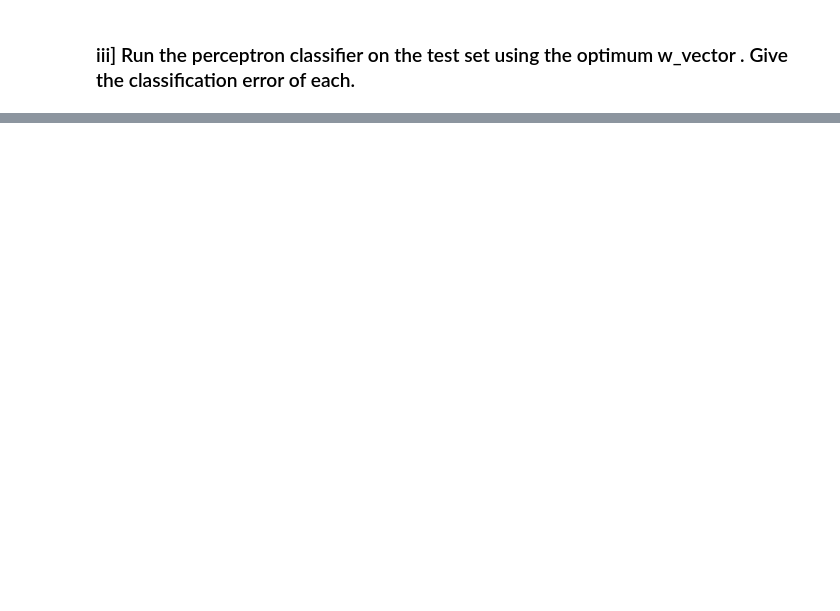
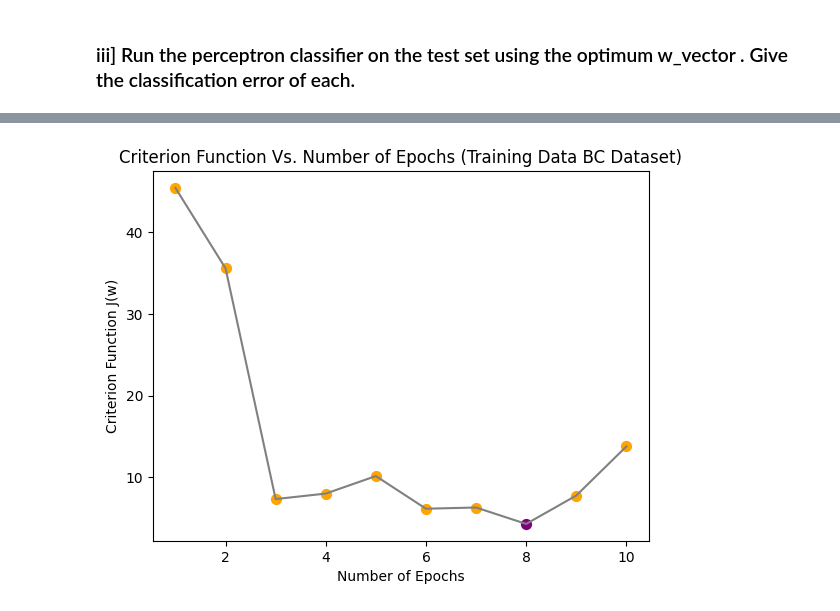
Before and after one commit to SudeshKumarSK/ee559-mlOne, a Jupyter notebook: HW-3/homeworkThree.ipynb, the cells around one changed output, grey strips where cells are left out. Saved outputs shown, nothing was run; the diff lists cells and outputs as text; code cells hidden in the pictures; blank space fills up the shorter version.

Commit message:
Updated for Breast Cancer Dataset

```diff
--- a/HW-3/homeworkThree.ipynb
+++ b/HW-3/homeworkThree.ipynb
@@ -202,0 +314,15 @@ Classification Error Rate (CER) on the test data of Dataset - 1 is: 0.0
+# %%
+perceptron_bc = perceptron.Perceptron()
+# %%
+n_train_bc, X_train_bc, T_train_bc = perceptron_bc.generateTrainDataNumpy(trainData=train_data_bc)
+
+X_train_bc_normalized = 100 * normalize(X_train_bc, axis = 0, norm = "l1")
+
+X_train_augmented_bc = perceptron_bc.augmentData(X=X_train_bc_normalized, n=n_train_bc)
+print(f"Shape of Augmented X_train_bc: {X_train_augmented_bc.shape}")
+
+T_train_changed_bc = perceptron_bc.changeLabels(T = T_train_bc)
+
+X_train_shuffled_bc, T_train_shuffled_bc = perceptron_bc.shuffleData(X=X_train_augmented_bc, T=T_train_changed_bc.reshape(n_train_bc, 1))
+
+w_vector_bc = perceptron_bc.initializeWeights(0.1)
@@ -202,0 +337,8 @@ Classification Error Rate (CER) on the test data of Dataset - 1 is: 0.0
+# %%
+convergenceFlag_bc, n_epochs_bc, n_epochs_arr_bc, n_iters_bc, n_iters_arr_bc, J_History_epochs_bc, w_History_epochs_bc, J_History_iterations_bc, cer_History_epochs_bc, cer_History_iterations_bc = perceptron_bc.modelTrain_SequentialGD(
+                                                                                                                                                                n_train = n_train_bc,
+                                                                                                                                                                X_train=X_train_shuffled_bc,
+                                                                                                                                                                T_train=T_train_shuffled_bc,
+                                                                                                                                                                w_vector=w_vector_bc,
+                                                                                                                                                                epochs=10,
+                                                                                                                                                                learn_rate=1)
@@ -202,0 +347,9 @@ Classification Error Rate (CER) on the test data of Dataset - 1 is: 0.0
+# %%
+optimum_index_epochs_bc = np.argmin(J_History_epochs_bc)
+optimum_index_iterations_bc = np.argmin(cer_History_iterations_bc)
+
+w_optimum_epochs_bc = w_History_epochs_bc[optimum_index_epochs_bc]
+J_optimum_epochs_bc = J_History_epochs_bc[optimum_index_epochs_bc]
+J_optimum_iterations_bc = J_History_iterations_bc[optimum_index_iterations_bc]
+cer_optimum_epochs_bc = cer_History_epochs_bc[optimum_index_epochs_bc]
+cer_optimum_iterations_bc = cer_History_iterations_bc[optimum_index_iterations_bc]
@@ -202,0 +385,8 @@ Classification Error Rate (CER) on the test data of Dataset - 1 is: 0.0
+# %%
+if n_epochs_bc <= 10:
+    perceptron_bc.plotCriterionVsIters(n_iters=n_iters_arr_bc, J_History_iters=J_History_iterations_bc, J_optimum_iters=J_optimum_iterations_bc, datasetName="Training Data BC Dataset")
+
+else:
+    perceptron_bc.plotCriterionVsEpochs(n_epochs=n_epochs_arr_bc, J_History_epochs=J_History_epochs_bc, J_optimum_epochs=J_optimum_epochs_bc, datasetName="Training Data BC Dataset")
+# %% [output]
+[figure, added]
```
Also changed, not shown: parts of 70 cells of this notebook.
